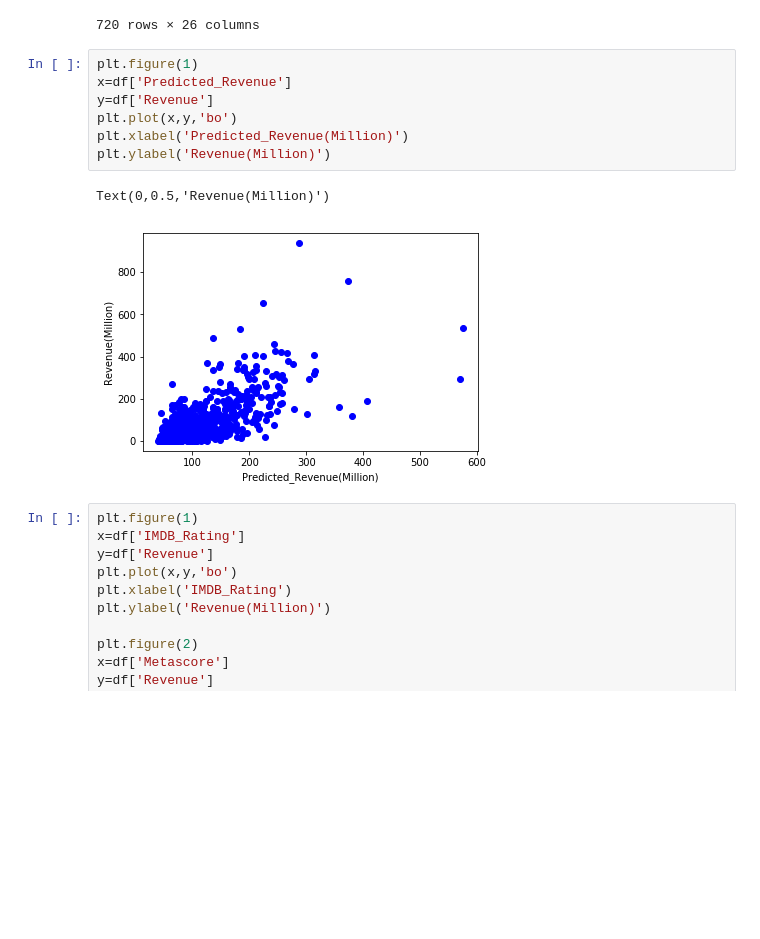
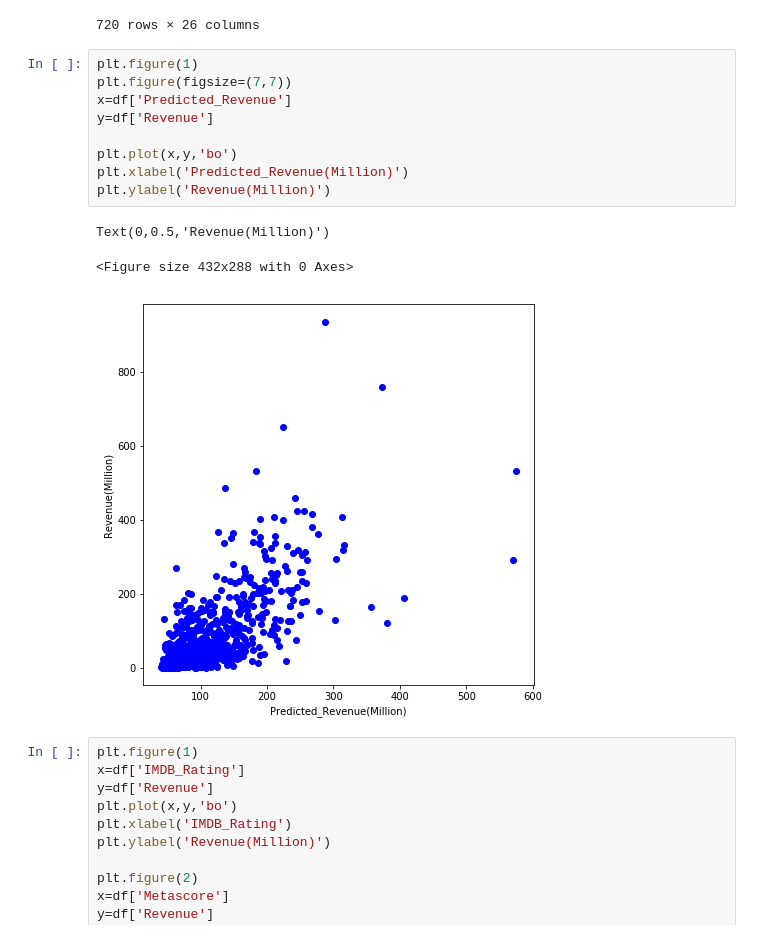
Before and after one commit to SplashCrBy/pr_06, a Jupyter notebook: OLS.ipynb, the cells around one changed output. Cells and saved outputs as stored; diff of their text form; blank space fills up the shorter version.

```diff
--- a/OLS.ipynb
+++ b/OLS.ipynb
@@ -447,14 +447,17 @@ df
 720 rows × 26 columns
 # %%
 plt.figure(1)
+plt.figure(figsize=(7,7))
 x=df['Predicted_Revenue']
 y=df['Revenue']
+
 plt.plot(x,y,'bo')
 plt.xlabel('Predicted_Revenue(Million)')
 plt.ylabel('Revenue(Million)')
 # %% [output]
 Text(0,0.5,'Revenue(Million)')
+<Figure size 432x288 with 0 Axes>
-[figure, old version]
+[figure, new version]
 # %%
 plt.figure(1)
 x=df['IMDB_Rating']
```
